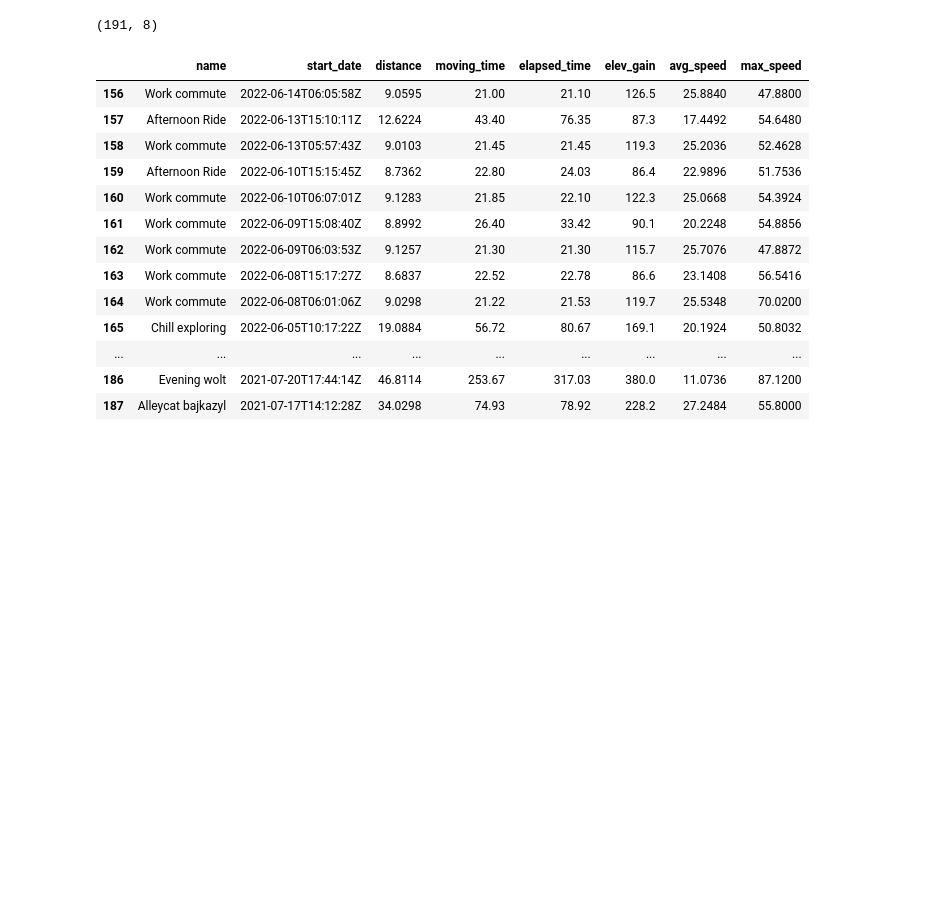
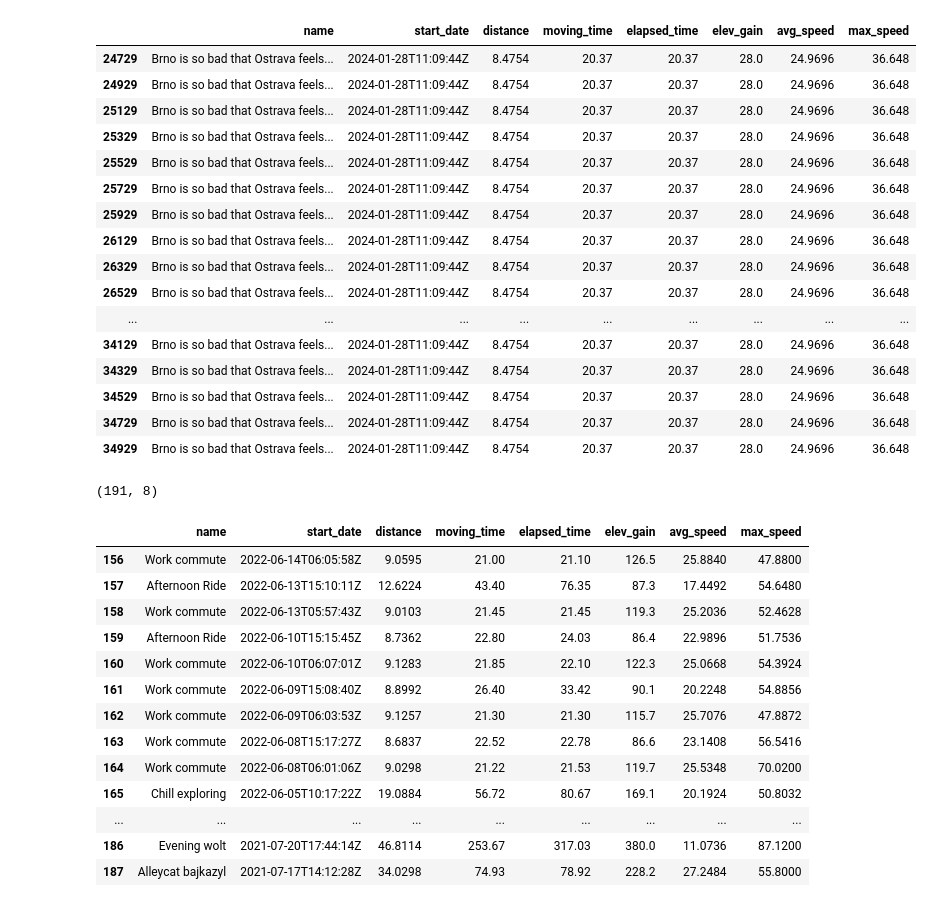
Before and after one commit to matousidc/streamlit_app, a Jupyter notebook: strava_api.ipynb, the cells around one changed output. Drawn from its saved outputs; the diff is of its cells as text; code cells hidden in the pictures; blank space fills up the shorter version.

```diff
--- a/strava_api.ipynb
+++ b/strava_api.ipynb
@@ -4,0 +9,8 @@ import numpy as np
+# %%
+load_dotenv(override=True)
+connection_string = f"mysql+mysqlconnector://{os.getenv('USERNAME')}:{os.getenv('PASSWORD')}@{os.getenv('HOST')}/" \
+                    f"{os.getenv('DATABASE')}?ssl_ca=/etc/ssl/cert.pem"
+engine = create_engine(connection_string)
+with engine.begin() as conn:
+    # num_rows = df.to_sql('strava_dpnk', con=conn, if_exists='append', index=False)
+    df_strava = pd.read_sql_query(text(f'SELECT * FROM strava_dpnk;'), con=conn)
@@ -5,3 +36,24 @@ import numpy as np
+# %%
+df_strava.loc[df_strava[df_strava['start_date'] == df_strava["start_date"].max()].index]
+# print(df_strava[df_strava['start_date'] == df_strava["start_date"].max()].index)
+# %% [output]
+|  | name | start_date | distance | moving_time | elapsed_time | elev_gain | avg_speed | max_speed |
+| 24729 | Brno is so bad that Ostrava feels... | 2024-01-28T11:09:44Z | 8.4754 | 20.37 | 20.37 | 28.0 | 24.9696 | 36.648 |
+| 24929 | Brno is so bad that Ostrava feels... | 2024-01-28T11:09:44Z | 8.4754 | 20.37 | 20.37 | 28.0 | 24.9696 | 36.648 |
+| 25129 | Brno is so bad that Ostrava feels... | 2024-01-28T11:09:44Z | 8.4754 | 20.37 | 20.37 | 28.0 | 24.9696 | 36.648 |
+| 25329 | Brno is so bad that Ostrava feels... | 2024-01-28T11:09:44Z | 8.4754 | 20.37 | 20.37 | 28.0 | 24.9696 | 36.648 |
+| 25529 | Brno is so bad that Ostrava feels... | 2024-01-28T11:09:44Z | 8.4754 | 20.37 | 20.37 | 28.0 | 24.9696 | 36.648 |
+| 25729 | Brno is so bad that Ostrava feels... | 2024-01-28T11:09:44Z | 8.4754 | 20.37 | 20.37 | 28.0 | 24.9696 | 36.648 |
+| 25929 | Brno is so bad that Ostrava feels... | 2024-01-28T11:09:44Z | 8.4754 | 20.37 | 20.37 | 28.0 | 24.9696 | 36.648 |
+| 26129 | Brno is so bad that Ostrava feels... | 2024-01-28T11:09:44Z | 8.4754 | 20.37 | 20.37 | 28.0 | 24.9696 | 36.648 |
+| 26329 | Brno is so bad that Ostrava feels... | 2024-01-28T11:09:44Z | 8.4754 | 20.37 | 20.37 | 28.0 | 24.9696 | 36.648 |
+| 26529 | Brno is so bad that Ostrava feels... | 2024-01-28T11:09:44Z | 8.4754 | 20.37 | 20.37 | 28.0 | 24.9696 | 36.648 |
+| ... | ... | ... | ... | ... | ... | ... | ... | ... |
+| 34129 | Brno is so bad that Ostrava feels... | 2024-01-28T11:09:44Z | 8.4754 | 20.37 | 20.37 | 28.0 | 24.9696 | 36.648 |
+| 34329 | Brno is so bad that Ostrava feels... | 2024-01-28T11:09:44Z | 8.4754 | 20.37 | 20.37 | 28.0 | 24.9696 | 36.648 |
+| 34529 | Brno is so bad that Ostrava feels... | 2024-01-28T11:09:44Z | 8.4754 | 20.37 | 20.37 | 28.0 | 24.9696 | 36.648 |
+| 34729 | Brno is so bad that Ostrava feels... | 2024-01-28T11:09:44Z | 8.4754 | 20.37 | 20.37 | 28.0 | 24.9696 | 36.648 |
+| 34929 | Brno is so bad that Ostrava feels... | 2024-01-28T11:09:44Z | 8.4754 | 20.37 | 20.37 | 28.0 | 24.9696 | 36.648 |
 # %%
 df = pd.read_pickle('activities_df.pkl')
 print(df.shape)
```
Also changed, not shown: parts of 3 cells of this notebook, 7 other files.
